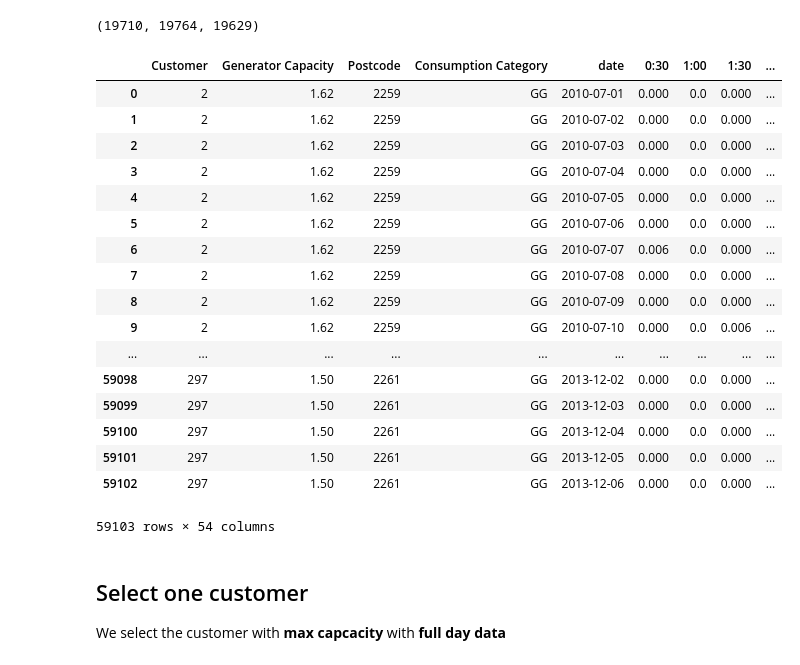
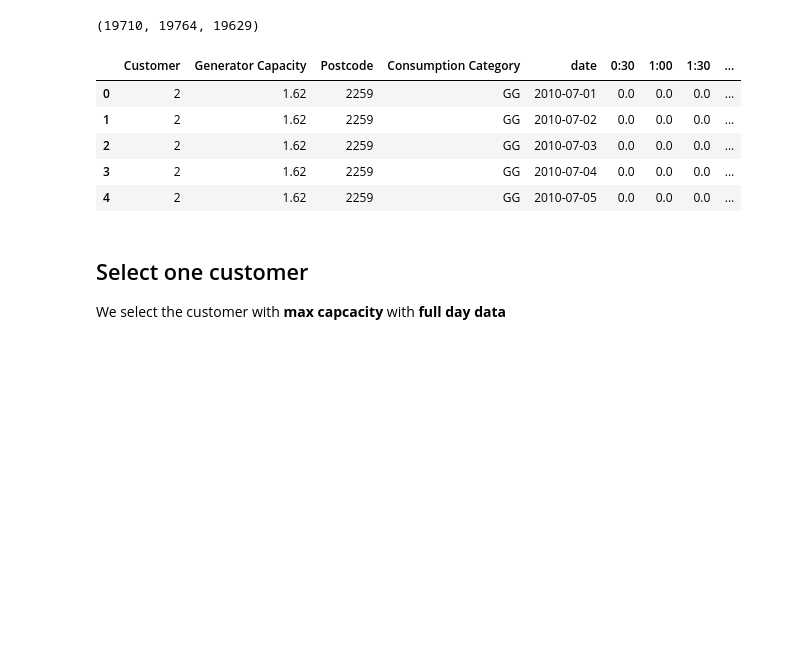
Before and after one commit to TakuKaneda/PVScenarioGenerator, a Jupyter notebook: preprocessing/Data Cleaning.ipynb, the cells around one changed output. Saved outputs shown, nothing was run; the diff lists cells and outputs as text; code cells hidden in the pictures; blank space fills up the shorter version.

```diff
--- a/preprocessing/Data Cleaning.ipynb
+++ b/preprocessing/Data Cleaning.ipynb
@@ -37,29 +37,17 @@ len(usefulPV2010),len(usefulPV2011),len(usefulPV2012)
 # %%
 # extract PV data
 PVdata = pd.concat([usefulPV2010,usefulPV2011,usefulPV2012],sort=False)
 PVdata.sort_values(['Customer', 'date'],inplace=True)
 PVdata.reset_index(drop=True,inplace=True)
 del usefulPV2010, usefulPV2011,usefulPV2012
-PVdata
+PVdata.head()
 # %% [output]
 |  | Customer | Generator Capacity | Postcode | Consumption Category | date | 0:30 | 1:00 | 1:30 | ... |
-| 0 | 2 | 1.62 | 2259 | GG | 2010-07-01 | 0.000 | 0.0 | 0.000 | ... |
-| 1 | 2 | 1.62 | 2259 | GG | 2010-07-02 | 0.000 | 0.0 | 0.000 | ... |
-| 2 | 2 | 1.62 | 2259 | GG | 2010-07-03 | 0.000 | 0.0 | 0.000 | ... |
-| 3 | 2 | 1.62 | 2259 | GG | 2010-07-04 | 0.000 | 0.0 | 0.000 | ... |
-| 4 | 2 | 1.62 | 2259 | GG | 2010-07-05 | 0.000 | 0.0 | 0.000 | ... |
-| 5 | 2 | 1.62 | 2259 | GG | 2010-07-06 | 0.000 | 0.0 | 0.000 | ... |
-| 6 | 2 | 1.62 | 2259 | GG | 2010-07-07 | 0.006 | 0.0 | 0.000 | ... |
-| 7 | 2 | 1.62 | 2259 | GG | 2010-07-08 | 0.000 | 0.0 | 0.000 | ... |
-| 8 | 2 | 1.62 | 2259 | GG | 2010-07-09 | 0.000 | 0.0 | 0.000 | ... |
-| 9 | 2 | 1.62 | 2259 | GG | 2010-07-10 | 0.000 | 0.0 | 0.006 | ... |
-| ... | ... | ... | ... | ... | ... | ... | ... | ... | ... |
-| 59098 | 297 | 1.50 | 2261 | GG | 2013-12-02 | 0.000 | 0.0 | 0.000 | ... |
-| 59099 | 297 | 1.50 | 2261 | GG | 2013-12-03 | 0.000 | 0.0 | 0.000 | ... |
-| 59100 | 297 | 1.50 | 2261 | GG | 2013-12-04 | 0.000 | 0.0 | 0.000 | ... |
-| 59101 | 297 | 1.50 | 2261 | GG | 2013-12-05 | 0.000 | 0.0 | 0.000 | ... |
-| 59102 | 297 | 1.50 | 2261 | GG | 2013-12-06 | 0.000 | 0.0 | 0.000 | ... |
+| 0 | 2 | 1.62 | 2259 | GG | 2010-07-01 | 0.0 | 0.0 | 0.0 | ... |
+| 1 | 2 | 1.62 | 2259 | GG | 2010-07-02 | 0.0 | 0.0 | 0.0 | ... |
+| 2 | 2 | 1.62 | 2259 | GG | 2010-07-03 | 0.0 | 0.0 | 0.0 | ... |
+| 3 | 2 | 1.62 | 2259 | GG | 2010-07-04 | 0.0 | 0.0 | 0.0 | ... |
+| 4 | 2 | 1.62 | 2259 | GG | 2010-07-05 | 0.0 | 0.0 | 0.0 | ... |
-59103 rows × 54 columns
 # %% [markdown]
 ## Select one customer
 
```
Also changed, not shown: parts of 4 cells of this notebook, 1 other file.
